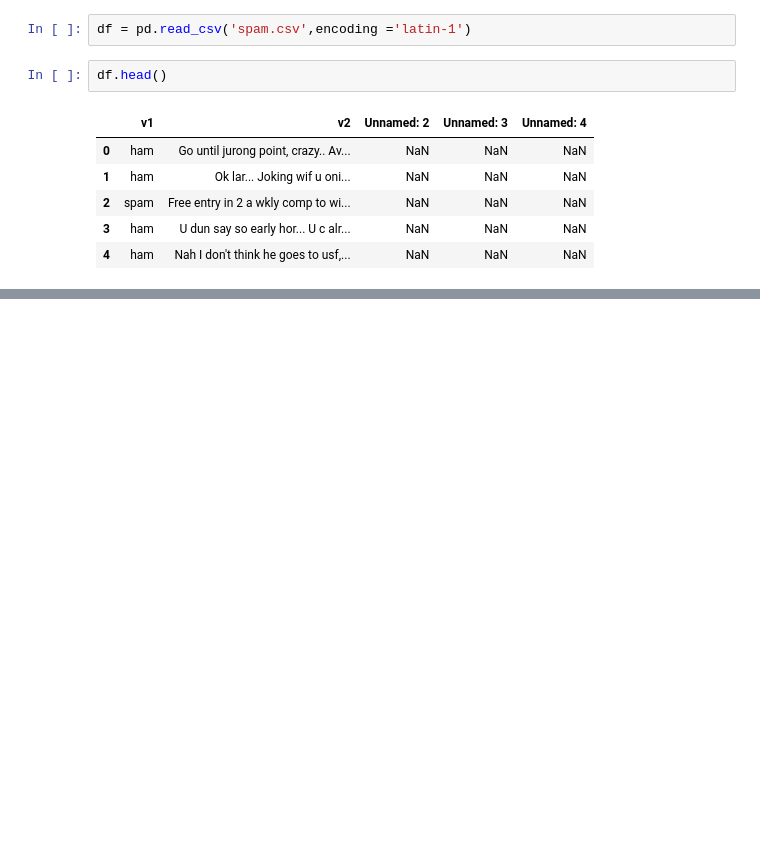
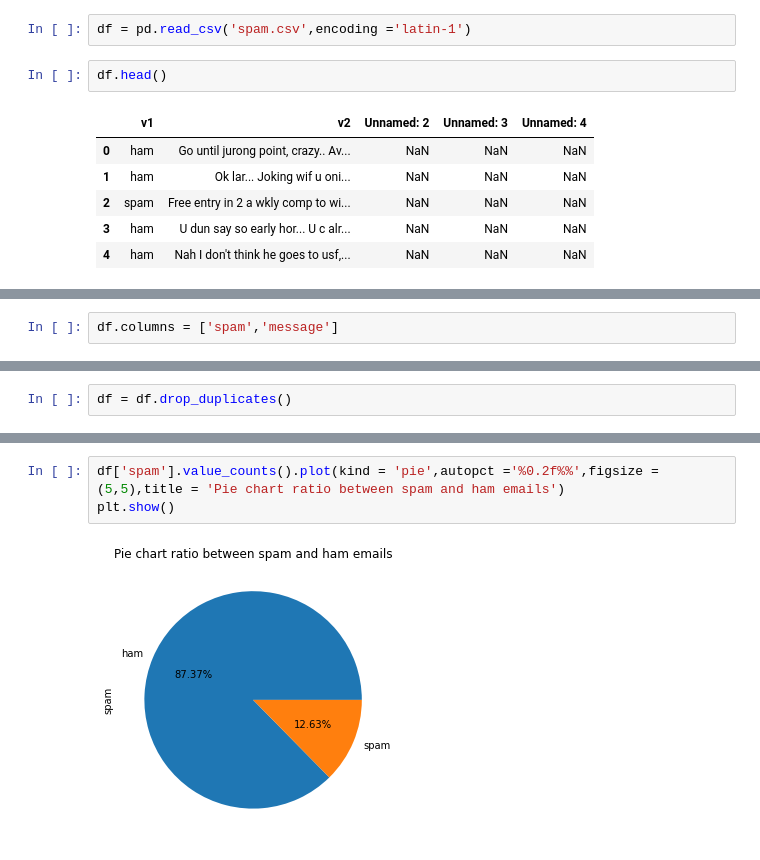
Before and after one commit to RahulWadwani/OIBSIP, a Jupyter notebook: Task 4/E-Mail spam detection.ipynb, the cells around one changed output, grey strips where cells are left out. Saved outputs shown, nothing was run; the diff lists cells and outputs as text; blank space fills up the shorter version.

Commit message:
Email Spam

```diff
--- a/Task 4/E-Mail spam detection.ipynb
+++ b/Task 4/E-Mail spam detection.ipynb
@@ -15,0 +98,2 @@ df.head()
+# %%
+df.columns = ['spam','message']
@@ -15,0 +195,2 @@ df.head()
+# %%
+df = df.drop_duplicates()
@@ -15,0 +219,5 @@ df.head()
+# %%
+df['spam'].value_counts().plot(kind = 'pie',autopct ='%0.2f%%',figsize = (5,5),title = 'Pie chart ratio between spam and ham emails')
+plt.show()
+# %% [output]
+[figure, added]
```
Also changed, not shown: parts of 45 cells of this notebook.
